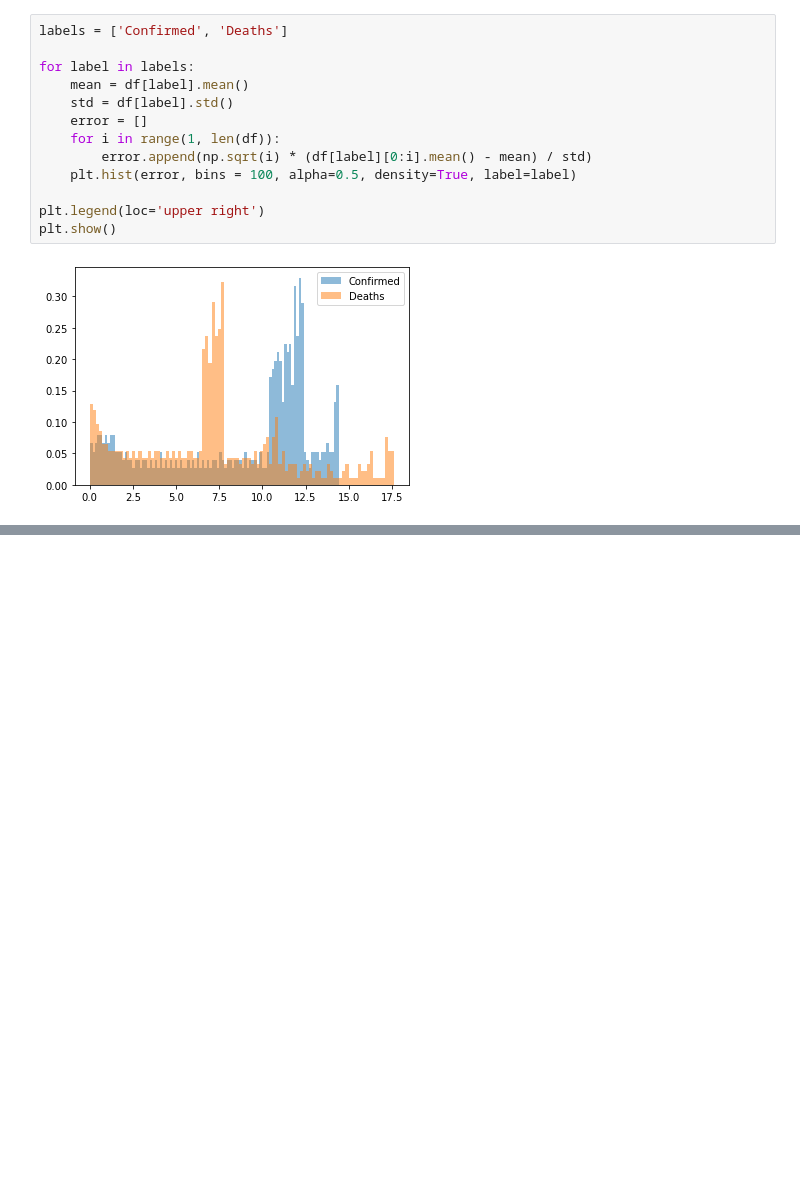
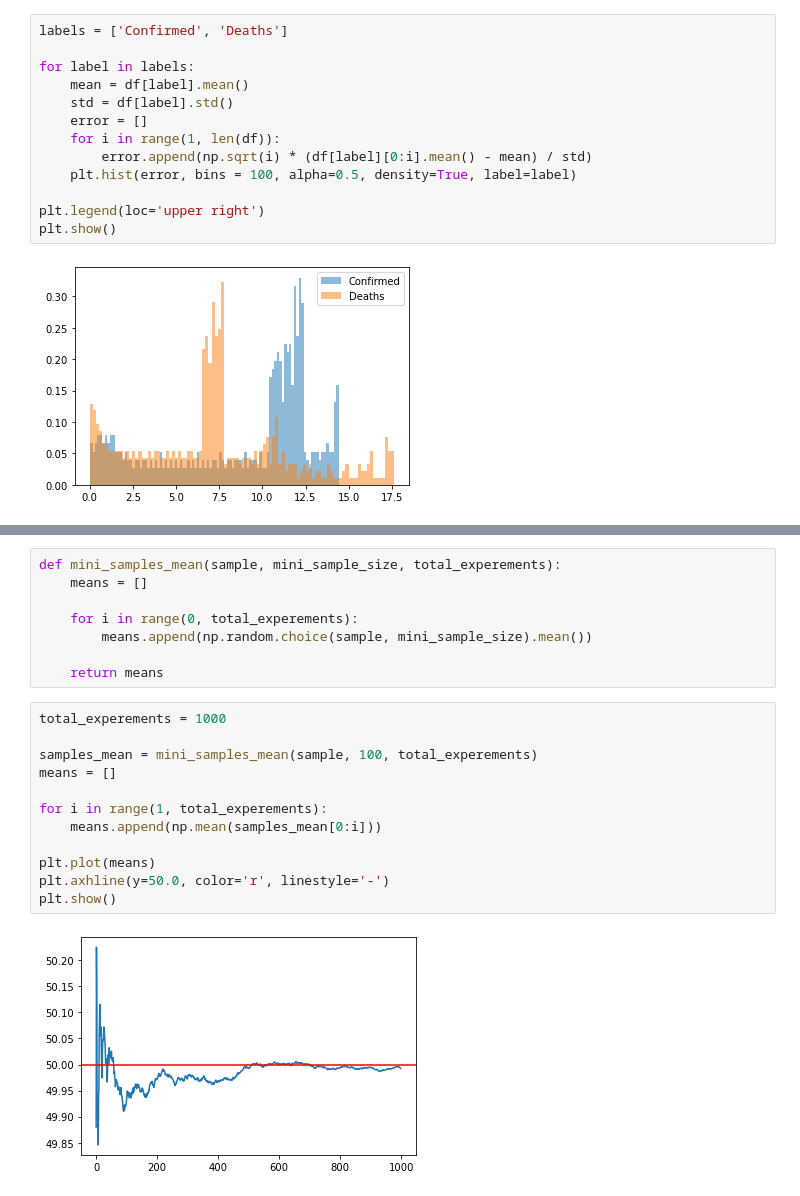
Before and after one commit to lantalex/cmf_statistics, a Jupyter notebook: week-1.ipynb, the cells around one changed output, grey strips where cells are left out. Drawn from its saved outputs; the diff is of its cells as text; blank space fills up the shorter version.

```diff
--- a/week-1.ipynb
+++ b/week-1.ipynb
@@ -374,0 +407,22 @@ plt.show()
+# %%
+def mini_samples_mean(sample, mini_sample_size, total_experements):
+    means = []
+
+    for i in range(0, total_experements):
+        means.append(np.random.choice(sample, mini_sample_size).mean())
+
+    return means
+# %%
+total_experements = 1000
+
+samples_mean = mini_samples_mean(sample, 100, total_experements)
+means = []
+
+for i in range(1, total_experements):
+    means.append(np.mean(samples_mean[0:i]))
+
+plt.plot(means)
+plt.axhline(y=50.0, color='r', linestyle='-')
+plt.show()
+# %% [output]
+[figure, added]
```
Also changed, not shown: parts of 21 cells of this notebook.
